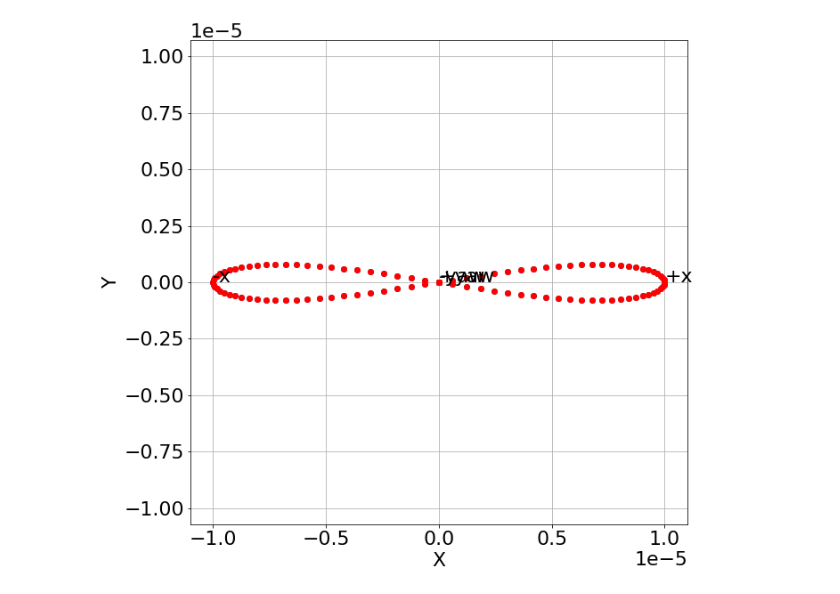
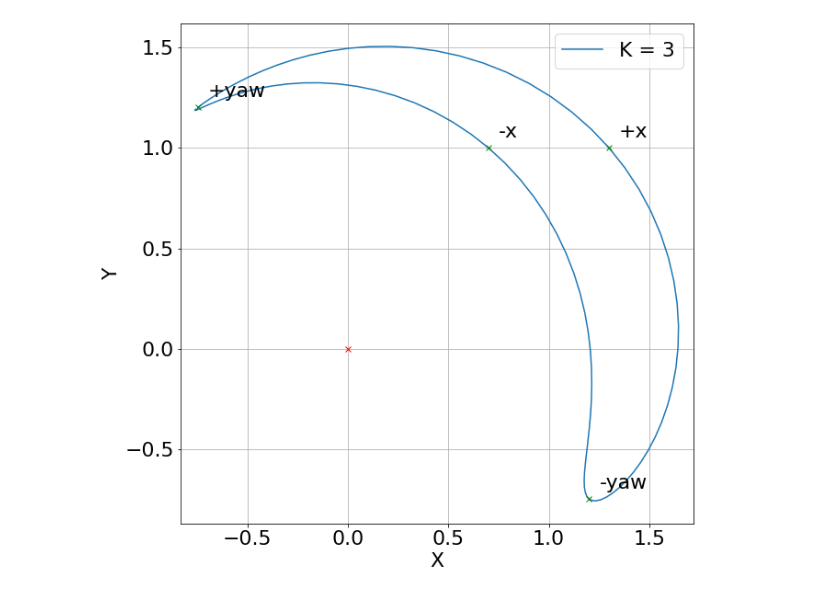
Before and after one commit to nosmokingsurfer/mrob_sandbox, a Jupyter notebook: sigma_visualize.ipynb, the cells around one changed output. Saved outputs shown, nothing was run; the diff lists cells and outputs as text; code cells hidden in the pictures.

```diff
--- a/sigma_visualize.ipynb
+++ b/sigma_visualize.ipynb
@@ -50,12 +57,12 @@ def rotate(l, n):
 # %%
 points = []
-points.append([0,0,1,0,0,0])
-points.append([0,0,-1,0,0,0])
 points.append([0,0,0,1,0,0])
 points.append([0,0,0,-1,0,0])
+points.append([0,0,0,0,1,0])
+points.append([0,0,0,0,-1,0])
 
 
-labels = ['+yaw','-yaw','+x','-x']
+labels = ['+x','-x','+y','-y']
 # x = [1,0,0,0,0,0]
 
 # for _ in range(6):
@@ -119,7 +126,7 @@ propagated = []
 
 
 for i in range(len(points_img)):
-    tmp = mrob.geometry.SE3([0,0,0,0.0,0,0])
+    tmp = mrob.geometry.SE3([0,0,0,1,0,0])
     tmp.update_lhs(points_img[i])
     propagated.append(tmp)
 # %%
@@ -151,9 +158,12 @@ plt.show()
 # %%
+N = 100
+K = 3
+
 points = []
-points.append([0,0,1,0,0,0])
-points.append([0,0,-1,0,0,0])
-points.append([0,0,0,1,0,0])
-points.append([0,0,0,-1,0,0])
+points.append([0,0,K,0,0,0])
+points.append([0,0,-K,0,0,0])
+points.append([0,0,0,K,0,0])
+points.append([0,0,0,-K,0,0])
 
 
 labels = ['+yaw','-yaw','+x','-x']
@@ -169,9 +179,9 @@ labels = ['+yaw','-yaw','+x','-x']
 #     points.append(x)
 #     x = rotate(x,1)
 
-N = 100
+
 for i in range(N):
-    points.append([0,0,1*np.cos(2*np.pi/N*i), 1*np.sin(2*np.pi/N*i),0,0])
+    points.append([0,0,K*np.cos(2*np.pi/N*i), K*np.sin(2*np.pi/N*i),0,0])
 
 points = np.array(points)
 points
@@ -200,30 +227,35 @@ propagated = []
 
 
 for i in range(len(points_img)):
-    tmp = mrob.geometry.SE3([0,0,0,0.0,0,0])
+    tmp = mrob.geometry.SE3([0,0,0,1,1,0])
     tmp.update_lhs(points_img[i])
     propagated.append(tmp)
 # %%
 fig = plt.figure(figsize=(10,10))
 ax = fig.add_subplot(111)
 
 poses = np.array([x.t() for x in propagated])
 poses = poses.reshape((-1,3))
 
-plt.scatter(poses[:,0],poses[:,1])
+# plt.scatter(poses[:,0],poses[:,1])
+
+plt.plot(poses[4:,0],poses[4:,1], label="K = {}".format(K))
 
 for i in range(len(points_img)):
+    continue
     plt.plot(poses[i,0],poses[i,1],'o', color='red')
 
 
 for i in range(len(labels)):
-    plt.annotate(labels[i],(poses[i,0],poses[i,1]))
+    plt.annotate(labels[i],xy = (poses[i,0],poses[i,1]), xytext = (poses[i,0]+0.05,poses[i,1]+0.05))
+    plt.plot(poses[i,0],poses[i,1],'x',color='green')
 
 plt.plot(0,0,'x',color='red')
 plt.xlabel("X")
 plt.ylabel("Y")
 plt.grid()
 plt.axis('equal')
+plt.legend()
 plt.show()
 # %% [output]
-[figure, old version]
+[figure, new version]
```
Also changed, not shown: parts of 12 cells of this notebook.
